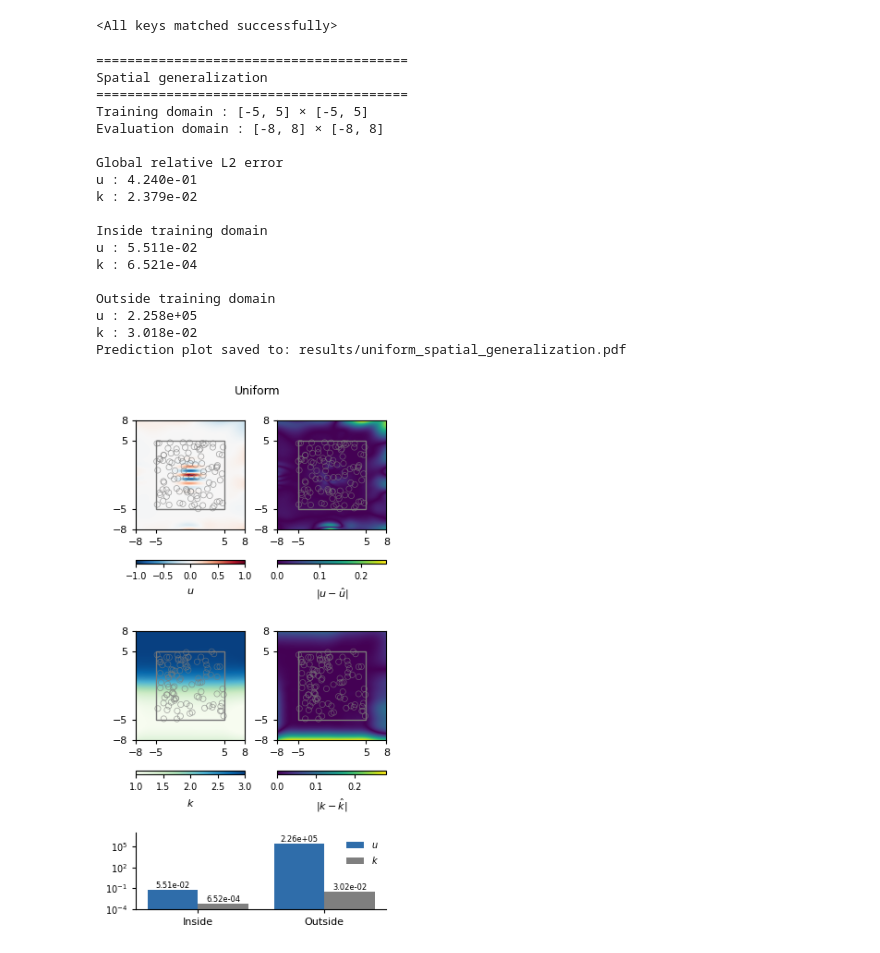
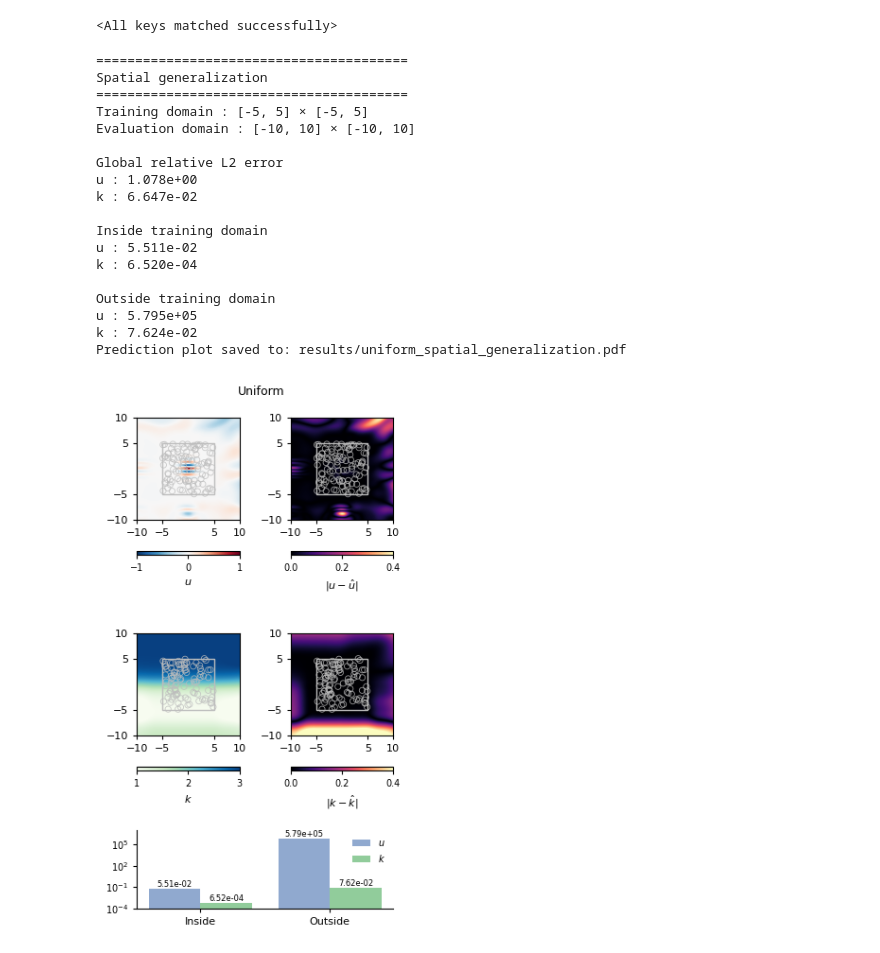
Before and after one commit to oscar-rincon/unbounded-domains, a Jupyter notebook: main/02_MLP_KAN_approximation/05_Sampling_plots_Uniform_Infinite.ipynb, the cells around one changed output. Cells and saved outputs as stored; diff of their text form; code cells hidden in the pictures.

```diff
--- a/main/02_MLP_KAN_approximation/05_Sampling_plots_Uniform_Infinite.ipynb
+++ b/main/02_MLP_KAN_approximation/05_Sampling_plots_Uniform_Infinite.ipynb
@@ -103,45 +103,45 @@ results = evaluate_model_inf(
     train_ymax=5,
 
     # Larger domain used ONLY for evaluation
-    eval_xmin=-8,
-    eval_xmax=8,
-    eval_ymin=-8,
-    eval_ymax=8,
+    eval_xmin=-10,
+    eval_xmax=10,
+    eval_ymin=-10,
+    eval_ymax=10,
 
     n_grid=400,
 
     alpha=0.5,
     beta=5.0,
     epsilon=1.0,
 
     device=device,
 
     plot=True,
     verbose=True,
 
     save_results=False,
     results_dir="results",
 
     save_plot=True,
     plot_path="results/uniform_spatial_generalization.pdf",
 )
 # %% [output]
 ========================================
 Spatial generalization
 ========================================
 Training domain : [-5, 5] × [-5, 5]
-Evaluation domain : [-8, 8] × [-8, 8]
+Evaluation domain : [-10, 10] × [-10, 10]
 
 Global relative L2 error
-u : 4.240e-01
-k : 2.379e-02
+u : 1.078e+00
+k : 6.647e-02
 
 Inside training domain
 u : 5.511e-02
-k : 6.521e-04
+k : 6.520e-04
 
 Outside training domain
-u : 2.258e+05
-k : 3.018e-02
+u : 5.795e+05
+k : 7.624e-02
 Prediction plot saved to: results/uniform_spatial_generalization.pdf
-[figure, old version]
+[figure, new version]
```
Also changed, not shown: parts of 1 cell of this notebook, 26 other files.
